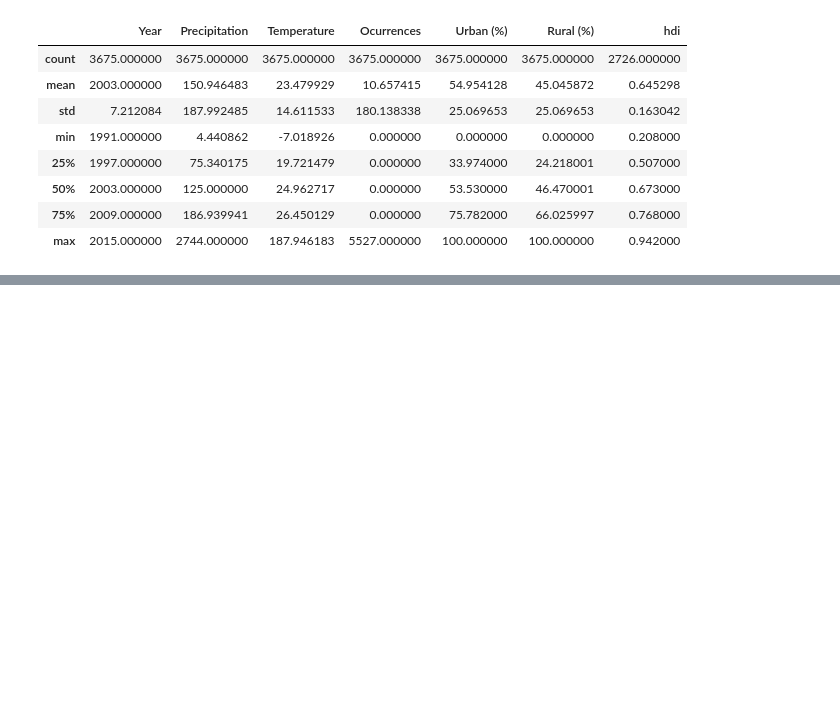
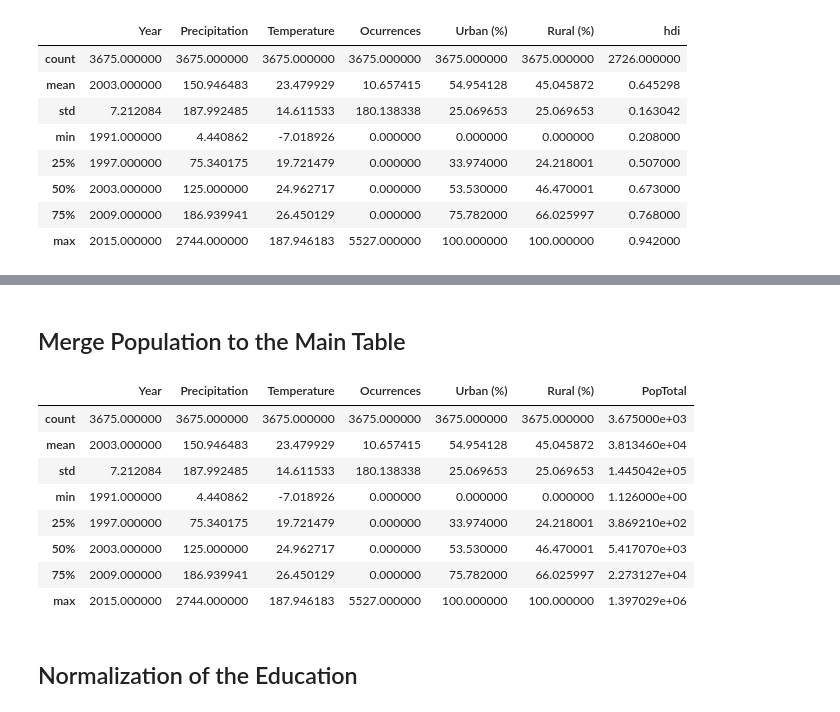
Before and after one commit to QuirkyDataScientist1978/project_dengue_fever, a Jupyter notebook: Final_Project_IP.ipynb, the cells around one changed output, grey strips where cells are left out. Saved outputs shown, nothing was run; the diff lists cells and outputs as text; code cells hidden in the pictures; blank space fills up the shorter version.

Commit message:
Dataset of population added to the main table

```diff
--- a/Final_Project_IP.ipynb
+++ b/Final_Project_IP.ipynb
@@ -463,0 +490,9 @@ t.describe()
+# %%
+pop=pd.merge(pop,countryCodes,
+                   how='left',
+                   left_on = ['Country'],
+                   right_on = ['Country'])
+
+# Even though some country names diverge and, moreover, the code of the country wasn't added,
+# these contries don't belong to main DataFrame. Therefore, they're not relevant
+pop['Country'].loc[pop['Code'].isnull()].unique()
@@ -463,0 +518,8 @@ t.describe()
+# %%
+# Rename to the format of the other tables
+pop.drop(columns=['Country'],inplace=True)
+pop.rename(columns={'Code':'Country'}, inplace=True)
+# %%
+# Select the timeframe of the main table
+pop = pop.loc[(pop['Year']>=1991) & (pop['Year']<=2015)]
+pop.head()
@@ -463,0 +545,4 @@ t.describe()
+# %%
+# Drop duplicated lines
+pop=pop.drop_duplicates()
+pop.describe()
@@ -464,3 +559,20 @@ t.describe()
+# %% [markdown]
+## Merge Population to the Main Table
+# %%
+data= pd.merge(urban, pop,  how='left', left_on=['Country','Year'], right_on = ['Country','Year'])
+data.describe()
+# %% [output]
+|  | Year | Precipitation | Temperature | Ocurrences | Urban (%) | Rural (%) | PopTotal |
+| count | 3675.000000 | 3675.000000 | 3675.000000 | 3675.000000 | 3675.000000 | 3675.000000 | 3.675000e+03 |
+| mean | 2003.000000 | 150.946483 | 23.479929 | 10.657415 | 54.954128 | 45.045872 | 3.813460e+04 |
+| std | 7.212084 | 187.992485 | 14.611533 | 180.138338 | 25.069653 | 25.069653 | 1.445042e+05 |
+| min | 1991.000000 | 4.440862 | -7.018926 | 0.000000 | 0.000000 | 0.000000 | 1.126000e+00 |
+| 25% | 1997.000000 | 75.340175 | 19.721479 | 0.000000 | 33.974000 | 24.218001 | 3.869210e+02 |
+| 50% | 2003.000000 | 125.000000 | 24.962717 | 0.000000 | 53.530000 | 46.470001 | 5.417070e+03 |
+| 75% | 2009.000000 | 186.939941 | 26.450129 | 0.000000 | 75.782000 | 66.025997 | 2.273127e+04 |
+| max | 2015.000000 | 2744.000000 | 187.946183 | 5527.000000 | 100.000000 | 100.000000 | 1.397029e+06 |
+# %% [markdown]
+## Normalization of the Education
 # %%
 factors=[]
 for x in hdi_complete['Country'].unique():
```
Also changed, not shown: parts of 11 cells of this notebook, 3 other files.
